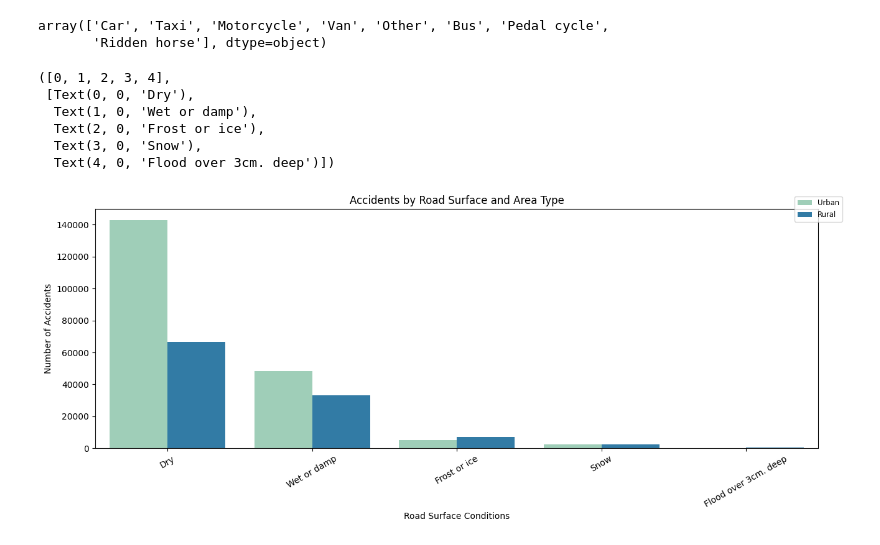
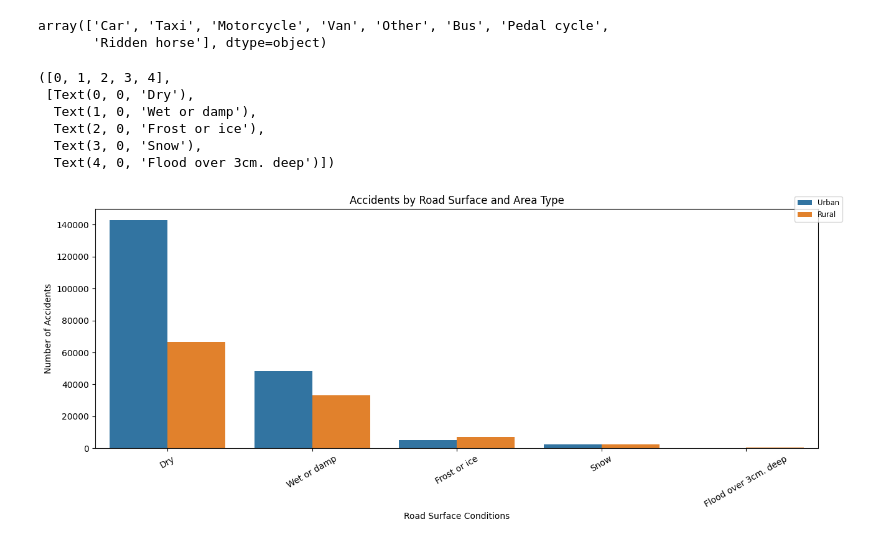
Before and after one commit to alixkaw/DPP-1, a Jupyter notebook: notebooks/01_exploration.ipynb, the cells around one changed output. Drawn from its saved outputs; the diff is of its cells as text; code cells hidden in the pictures.

Commit message:
Add Extra Plots

```diff
--- a/notebooks/01_exploration.ipynb
+++ b/notebooks/01_exploration.ipynb
@@ -6,7 +6,7 @@ import numpy as np
 
 from core.data import load_from_kaggle
 # %%
-dataset_link = "nextmillionaire/car-accident-dataset" # replace with your dataset link from Kaggle
+dataset_link = "car-accident-dataset"
 destination = "../data/raw"
 dataset_name = dataset_link.split("/")[-1]
 
@@ -257,22 +257,22 @@ array(['Car', 'Taxi', 'Motorcycle', 'Van', 'Other', 'Bus', 'Pedal cycle',
 # %%
 # Create a figure with a specified size (width=15, height=5)
 plt.figure(figsize=(15, 5))
 
 # Create a count plot to visualize the distribution of accidents based on road surface conditions
-sns.countplot(data=df, x='Road_Surface_Conditions', palette="YlGnBu", hue='Urban_or_Rural_Area')
+sns.countplot(data=df, x='Road_Surface_Conditions', hue='Urban_or_Rural_Area')
 
 # Add a legend to the upper left corner outside the plot area
 plt.legend(bbox_to_anchor=(1, 1), loc='center', fontsize='small')
 
 plt.xlabel('Road Surface Conditions')
 plt.ylabel('Number of Accidents')
 plt.title('Accidents by Road Surface and Area Type')
 plt.xticks(rotation=30)
 # %% [output]
 ([0, 1, 2, 3, 4],
  [Text(0, 0, 'Dry'),
   Text(1, 0, 'Wet or damp'),
   Text(2, 0, 'Frost or ice'),
   Text(3, 0, 'Snow'),
   Text(4, 0, 'Flood over 3cm. deep')])
-[figure, old version]
+[figure, new version]
```
Also changed, not shown: parts of 6 cells of this notebook.
